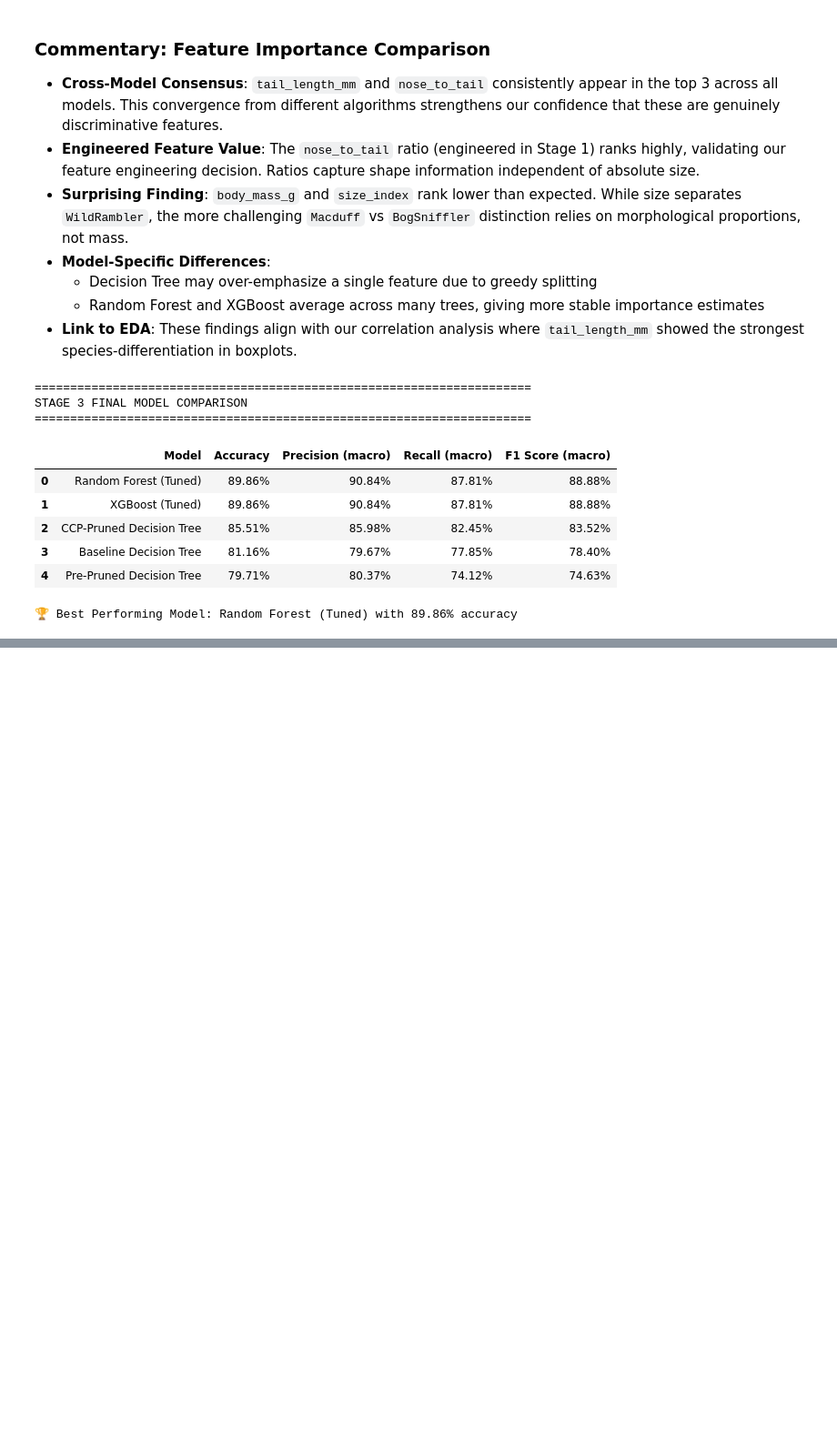
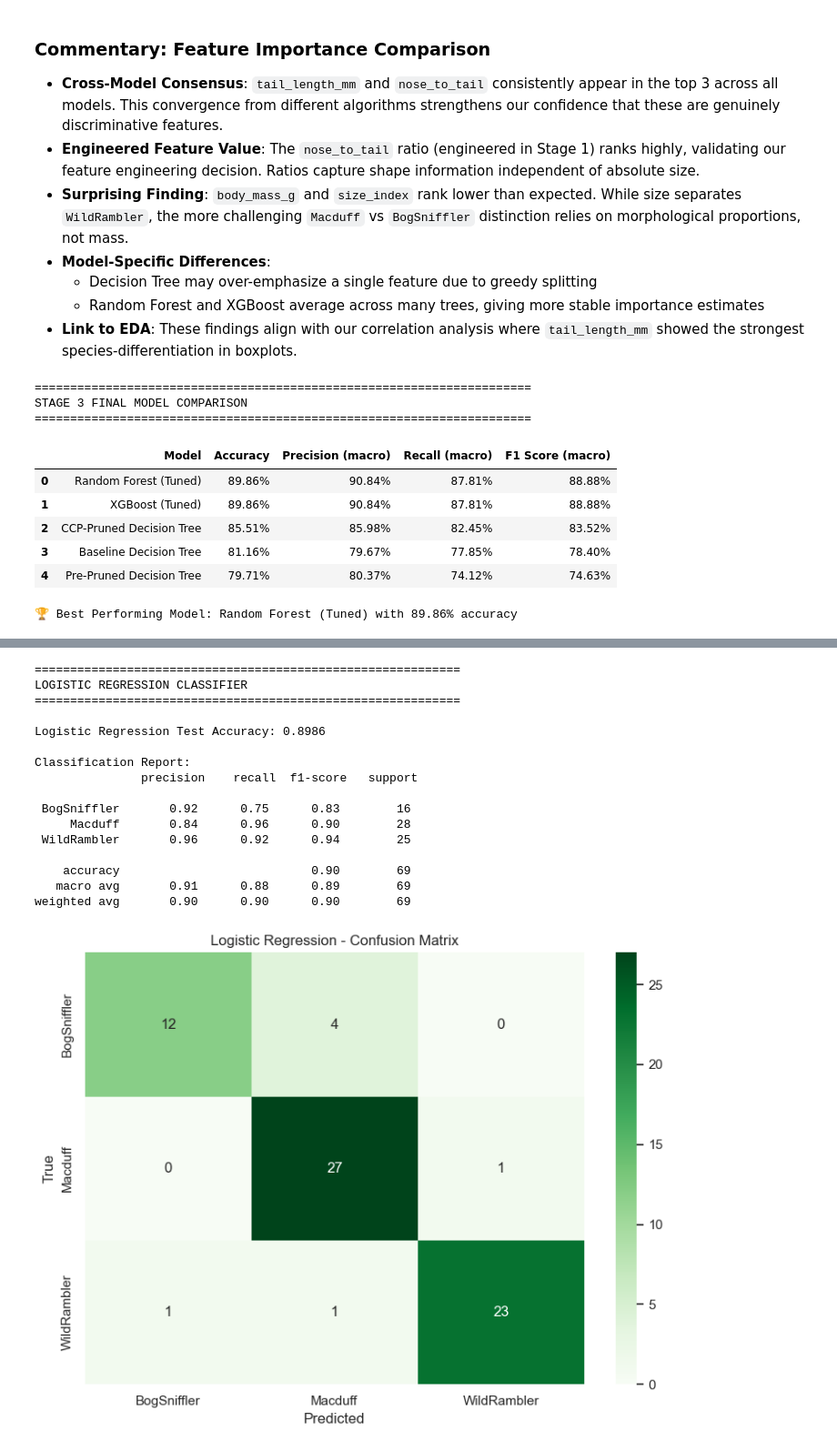
Before and after one commit to AhmedIkram05/haggis-predictive-modeling, a Jupyter notebook: ahmed-ikram.ipynb, the cells around one changed output, grey strips where cells are left out. Shown at 91% size. Saved outputs shown, nothing was run; the diff lists cells and outputs as text; code cells hidden in the pictures; blank space fills up the shorter version.

```diff
--- a/ahmed-ikram.ipynb
+++ b/ahmed-ikram.ipynb
@@ -1468,0 +1646,47 @@ STAGE 3 FINAL MODEL COMPARISON
+# %%
+# ============================================================
+# 4.2.1 LOGISTIC REGRESSION CLASSIFIER
+# ============================================================
+print("="*60)
+print("LOGISTIC REGRESSION CLASSIFIER")
+print("="*60)
+
+# Train Logistic Regression
+# Using 'lbfgs' solver which handles multi-class automatically via multinomial
+# max_iter increased to ensure convergence
+lr_model = LogisticRegression(solver='lbfgs', max_iter=1000, random_state=42)
+lr_model.fit(X_train_transformed, y_train)
+y_pred_lr = lr_model.predict(X_test_transformed)
+
+# Evaluate
+print(f"\nLogistic Regression Test Accuracy: {accuracy_score(y_test, y_pred_lr):.4f}")
+print("\nClassification Report:\n", classification_report(y_test, y_pred_lr))
+
+# Confusion Matrix
+plt.figure(figsize=(8, 6))
+cm_lr = confusion_matrix(y_test, y_pred_lr)
+sns.heatmap(cm_lr, annot=True, fmt='d', cmap='Greens',
+            xticklabels=class_names, yticklabels=class_names)
+plt.title('Logistic Regression - Confusion Matrix')
+plt.xlabel('Predicted')
+plt.ylabel('True')
+plt.tight_layout()
+plt.show()
+# %% [output]
+============================================================
+LOGISTIC REGRESSION CLASSIFIER
+============================================================
+
+Logistic Regression Test Accuracy: 0.8986
+
+Classification Report:
+               precision    recall  f1-score   support
+
+ BogSniffler       0.92      0.75      0.83        16
+     Macduff       0.84      0.96      0.90        28
+ WildRambler       0.96      0.92      0.94        25
+
+    accuracy                           0.90        69
+   macro avg       0.91      0.88      0.89        69
+weighted avg       0.90      0.90      0.90        69
+[figure, added]
```
Also changed, not shown: parts of 23 cells of this notebook.
